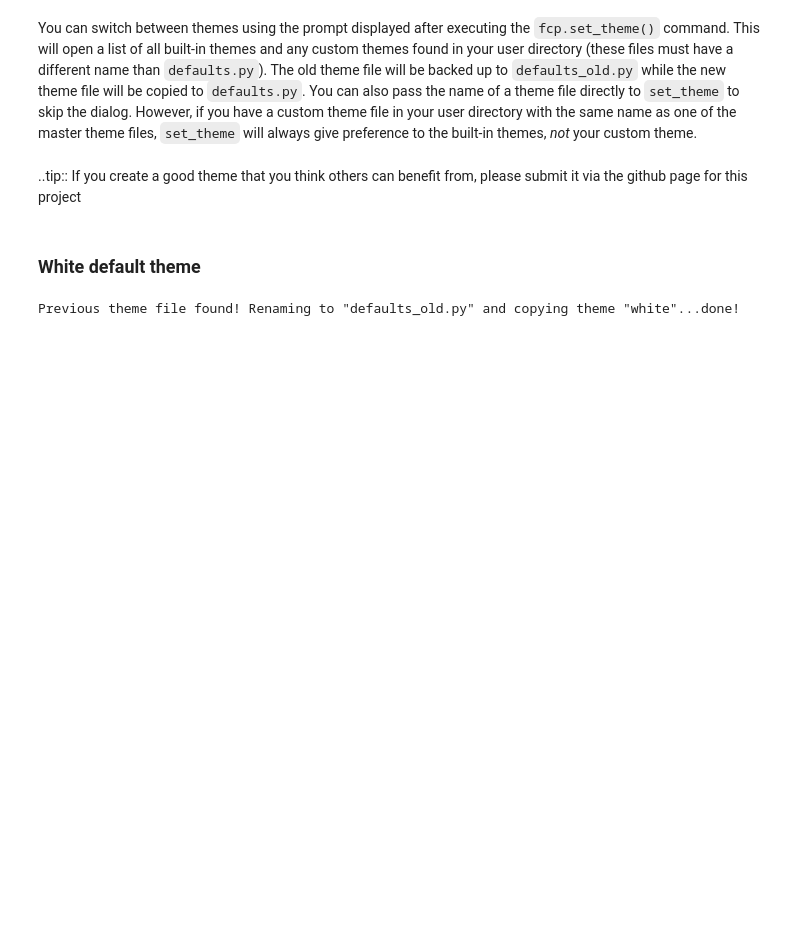
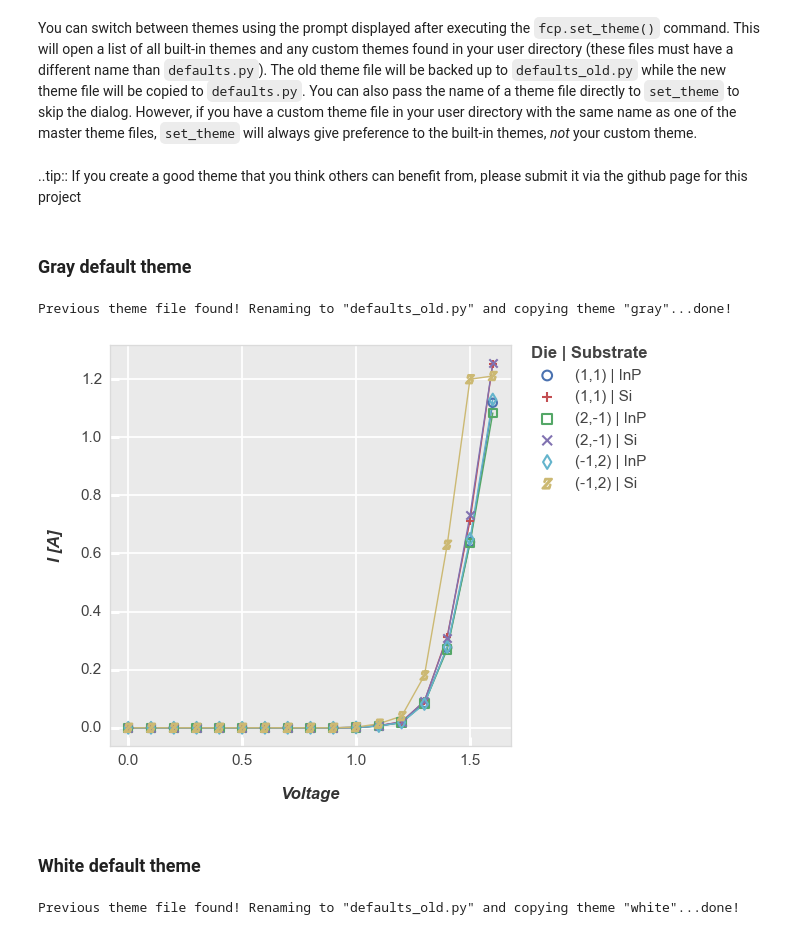
Before and after one commit to endangeredoxen/fivecentplots, a Jupyter notebook: doc/basics/styles.ipynb, the cells around one changed output. Drawn from its saved outputs; the diff is of its cells as text; code cells hidden in the pictures; blank space fills up the shorter version.

```diff
--- a/doc/basics/styles.ipynb
+++ b/doc/basics/styles.ipynb
@@ -350,6 +347,17 @@ Themes are stored in a local user directory (in Windows: `C:\Users\you\.fivecent
 You can switch between themes using the prompt displayed after executing the `fcp.set_theme()` command.  This will open a list of all built-in themes and any custom themes found in your user directory (these files must have a different name than `defaults.py`).  The old theme file will be backed up to `defaults_old.py` while the new theme file will be copied to `defaults.py`.  You can also pass the name of a theme file directly to `set_theme` to skip the dialog.  However, if you have a custom theme file in your user directory with the same name as one of the master theme files, `set_theme` will always give preference to the built-in themes, <i>not</i> your custom theme.
 # %% [markdown]
 ..tip:: If you create a good theme that you think others can benefit from, please submit it via the github page for this project
+# %% [markdown]
+### Gray default theme
+# %%
+fcp.set_theme('gray')
+# %% [output]
+Previous theme file found! Renaming to "defaults_old.py" and copying theme "gray"...done!
+# %%
+fcp.plot(df, x='Voltage', y='I [A]', legend=['Die', 'Substrate'],
+         filter='Target Wavelength==450 & Boost Level==0.2 & Temperature [C]==25')
+# %% [output]
+[figure, added]
 # %% [markdown]
 ### White default theme
 # %%
```
Also changed, not shown: parts of 31 cells of this notebook, 3 other files.
